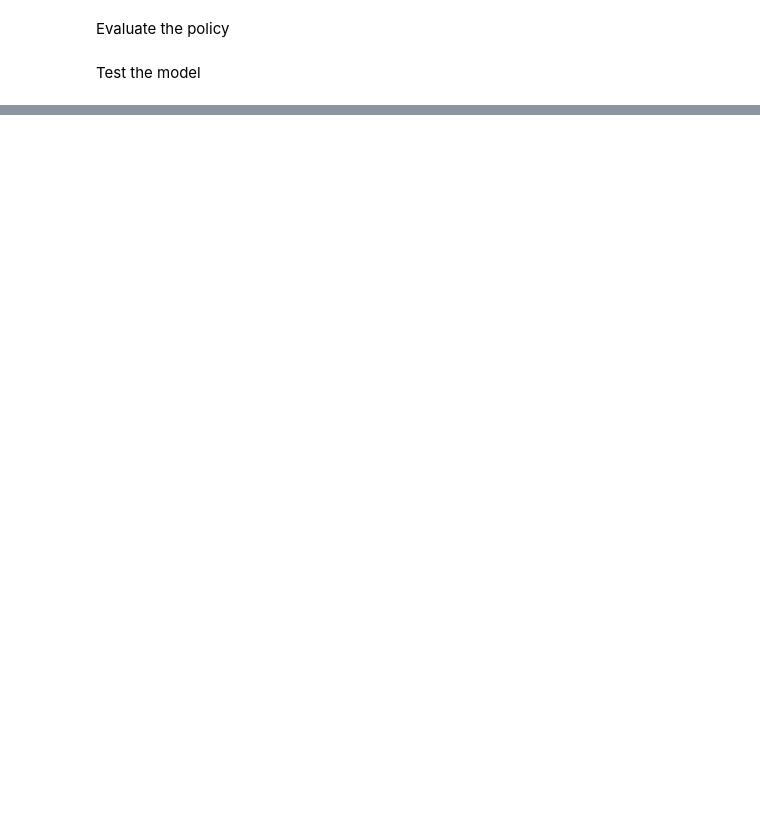
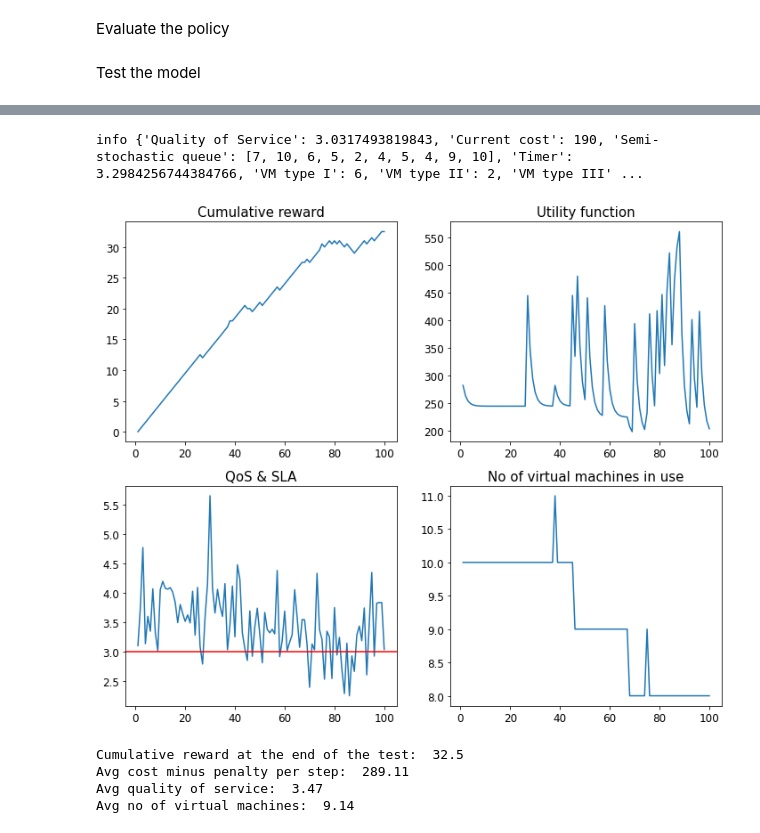
Before and after one commit to dkapczynska/Resource_management_RL, a Jupyter notebook: 04. Deep Q Network.ipynb, the cells around one changed output, grey strips where cells are left out. Saved outputs shown, nothing was run; the diff lists cells and outputs as text; code cells hidden in the pictures; blank space fills up the shorter version.

```diff
--- a/04. Deep Q Network.ipynb
+++ b/04. Deep Q Network.ipynb
@@ -349,0 +118,10 @@ Avg no of virtual machines:  7.67
+# %%
+SCENARIO = 'test_scenario_2'
+test_model_SB(model, SLA, VM_TYPE1, VM_TYPE2, VM_TYPE3, STEPS, SCENARIO, PENALTY, ALPHA, BETA)
+# %% [output]
+info {'Quality of Service': 3.0317493819843, 'Current cost': 190, 'Semi-stochastic queue': [7, 10, 6, 5, 2, 4, 5, 4, 9, 10], 'Timer': 3.2984256744384766, 'VM type I': 6, 'VM type II': 2, 'VM type III' ...
+[figure, added]
+Cumulative reward at the end of the test:  32.5
+Avg cost minus penalty per step:  289.11
+Avg quality of service:  3.47
+Avg no of virtual machines:  9.14
```
Also changed, not shown: parts of 14 cells of this notebook.
